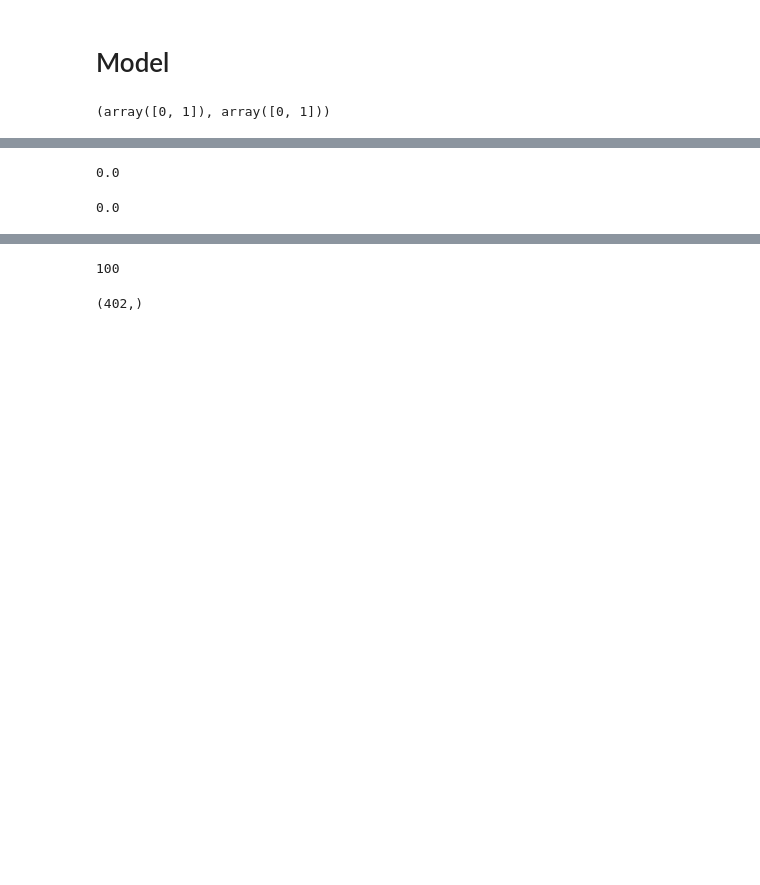
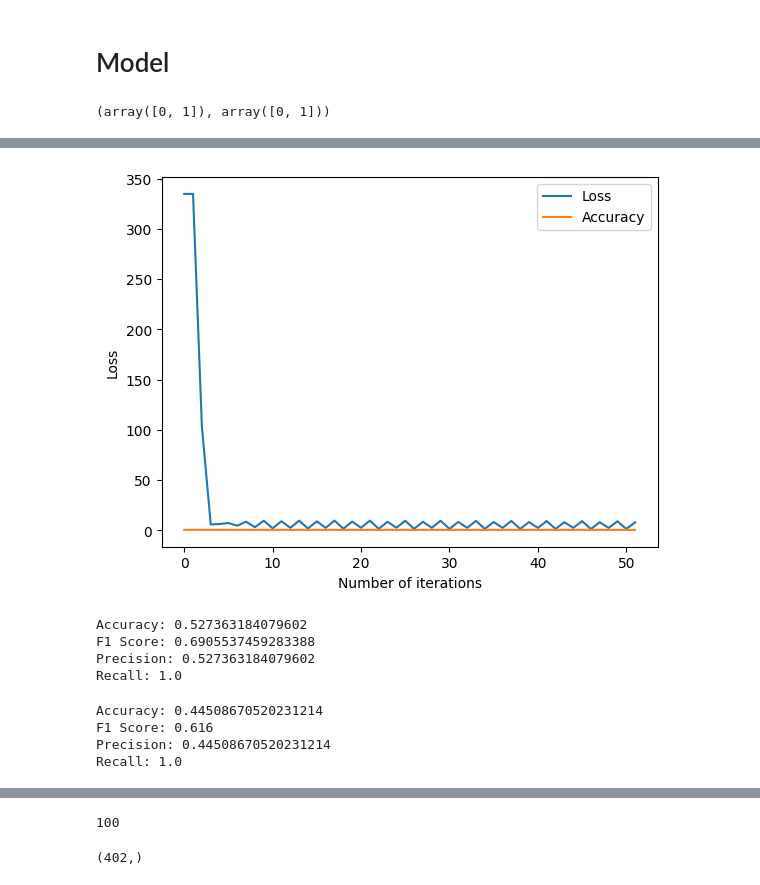
Before and after one commit to MH0386/covid_pneumonia_prediction, a Jupyter notebook: code.ipynb, the cells around one changed output, grey strips where cells are left out. Drawn from its saved outputs; the diff is of its cells as text; code cells hidden in the pictures; blank space fills up the shorter version.

Commit message:
Kaggle Notebook | Covid Pneumonia Prediction | Version 12

```diff
--- a/code.ipynb
+++ b/code.ipynb
@@ -261,7 +261,7 @@ class LogisticRegression:
     def __init__(
         self,
         lr=0.01,
-        num_iter=1_000_000,
+        num_iter=1000,
         verbose=False,
     ):
         self.lr = lr
@@ -312,11 +312,23 @@ class LogisticRegression:
         acc = np.mean(y_hat.round() == self.y)
         self.accuracies.append(acc)
 
+    def F1_score(self):
+        y_hat = self.predict(self.x)
+        return f1_score(self.y, y_hat.round())
+
+    def precision(self):
+        y_hat = self.predict(self.x)
+        return precision_score(self.y, y_hat.round())
+
+    def recall(self):
+        y_hat = self.predict(self.x)
+        return recall_score(self.y, y_hat.round())
+
     def fit(self, x, y):
         self.x = x
         self.y = y
         best_loss = sys.float_info.max
-        patience = 10
+        patience = 5
         self.m, self.n = x.shape
         self.weights = np.random.rand(self.n)
         self.bias = np.random.rand()
@@ -327,15 +339,12 @@ class LogisticRegression:
 
             if self.losses[-1] < best_loss:
                 best_loss = self.losses[-1]
-                patience = 10
+                patience = 5
             else:
                 patience -= 1
                 if patience == 0:
                     break
 
-            if self.verbose:
-                print(f"\tLoss: {self.losses[-1]}")
-                print(f"\tAccuracy: {self.accuracies[-1]}")
         if self.verbose:
             print(f"\nFinal Loss: {self.losses[-1]}")
             print(f"Final Accuracy: {self.accuracies[-1]}")
@@ -346,5 +355,8 @@ class LogisticRegression:
         self.accuracy()
         if self.verbose:
             print(f"Accuracy: {self.accuracies[-1]}")
+            print(f"F1 Score: {self.F1_score()}")
+            print(f"Precision: {self.precision()}")
+            print(f"Recall: {self.recall()}")
 # %%
-model = LogisticRegression()
+model = LogisticRegression(verbose=True)
@@ -360,2 +375,18 @@ model.fit(train_features_with_centroid, y_train)
+# %%
+model.plot()
+# %% [output]
+[figure, added]
+# %%
+model.eval(train_features_with_centroid, y_train)
+# %% [output]
+Accuracy: 0.527363184079602
+F1 Score: 0.6905537459283388
+Precision: 0.527363184079602
+Recall: 1.0
 # %%
 model.eval(test_features_with_centroid, y_test)
+# %% [output]
+Accuracy: 0.44508670520231214
+F1 Score: 0.616
+Precision: 0.44508670520231214
+Recall: 1.0
@@ -364,8 +392,0 @@ model.eval(train_features_with_centroid, y_train)
-# %%
-f1_score(y_test, model.predict(test_features_with_centroid).round())
-# %% [output]
-0.0
-# %%
-precision_score(y_test, model.predict(test_features_with_centroid).round())
-# %% [output]
-0.0
```
Also changed, not shown: parts of 18 cells of this notebook.
